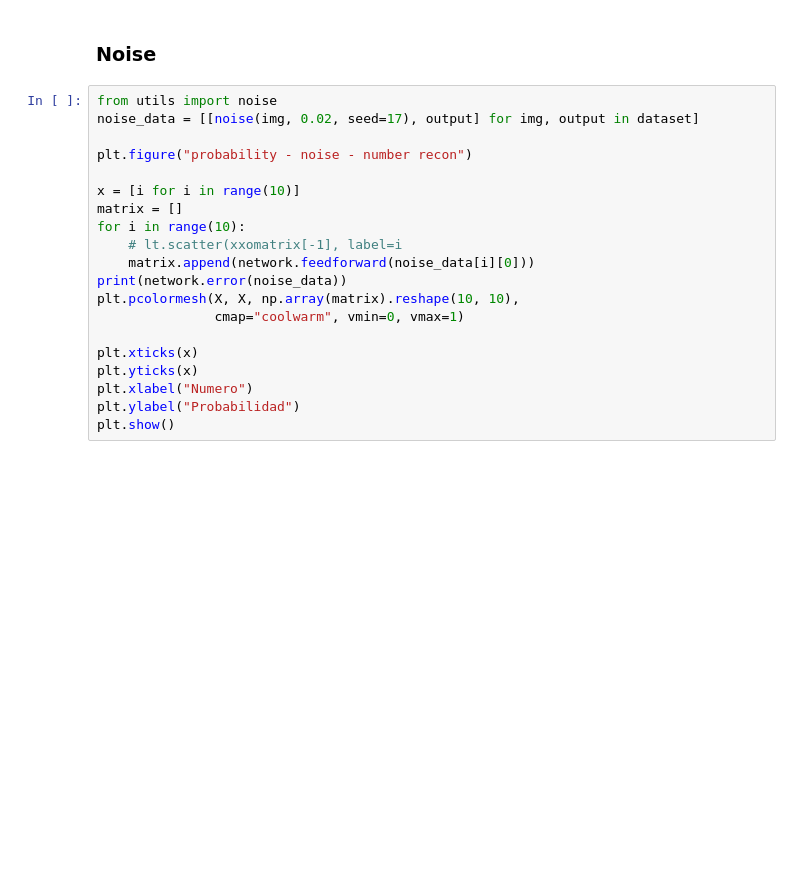
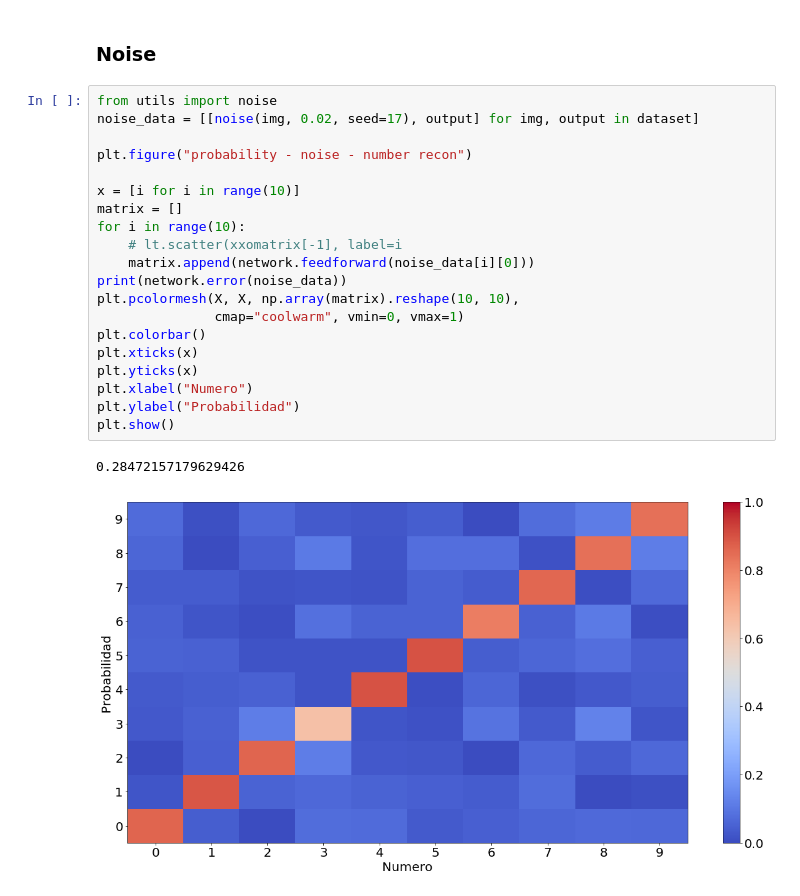
Before and after one commit to Natu17/TPs_SIA, a Jupyter notebook: TP3/TP3.ipynb, the cells around one changed output. Saved outputs shown, nothing was run; the diff lists cells and outputs as text; blank space fills up the shorter version.

```diff
--- a/TP3/TP3.ipynb
+++ b/TP3/TP3.ipynb
@@ -558,23 +659,26 @@ plt.show()
 # %%
 from utils import noise
 noise_data = [[noise(img, 0.02, seed=17), output] for img, output in dataset]
 
 plt.figure("probability - noise - number recon")
 
 x = [i for i in range(10)]
 matrix = []
 for i in range(10):
     # lt.scatter(xxomatrix[-1], label=i
     matrix.append(network.feedforward(noise_data[i][0]))
 print(network.error(noise_data))
 plt.pcolormesh(X, X, np.array(matrix).reshape(10, 10),
                cmap="coolwarm", vmin=0, vmax=1)
-
+plt.colorbar()
 plt.xticks(x)
 plt.yticks(x)
 plt.xlabel("Numero")
 plt.ylabel("Probabilidad")
 plt.show()
+# %% [output]
+0.28472157179629426
+[figure, added]
 # %%
 seeds = [i for i in range(1000)]
 
```
Also changed, not shown: parts of 18 cells of this notebook, 2 other files.
